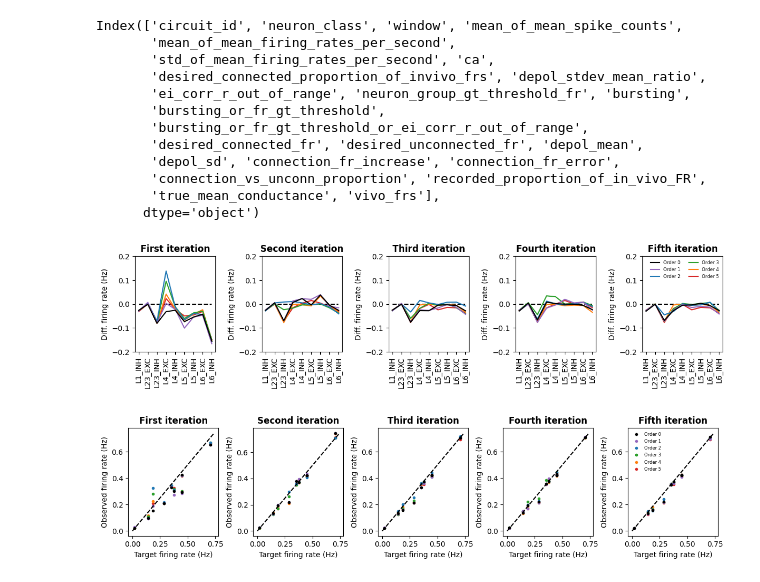
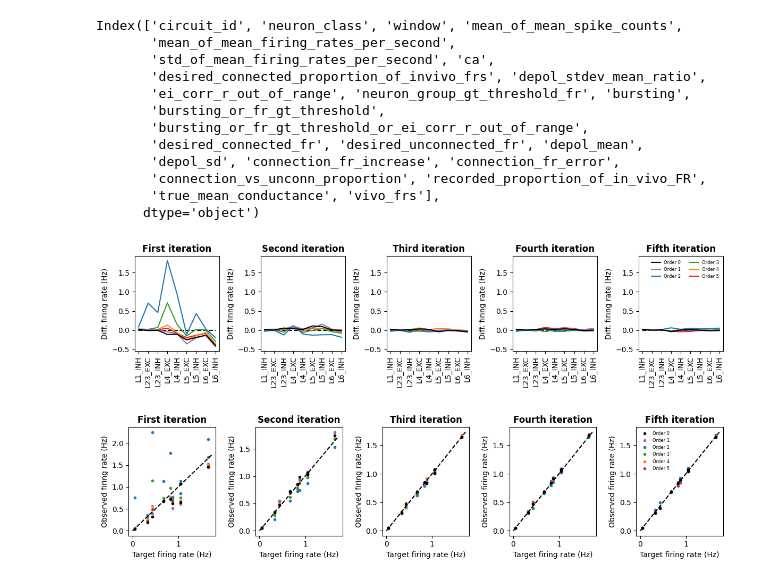
Before and after one commit to BlueBrain/sscx-analysis, a Jupyter notebook: simplified_connectome_models/notebooks/calibration/calibration_analysis.ipynb, the cells around one changed output. Cells and saved outputs as stored; diff of their text form; code cells hidden in the pictures.

```diff
--- a/simplified_connectome_models/notebooks/calibration/calibration_analysis.ipynb
+++ b/simplified_connectome_models/notebooks/calibration/calibration_analysis.ipynb
@@ -32,7 +32,7 @@ def upper(txt, first_n=None):
 # %%
 # Load .parquet files from re-calibration
 order_list = [0, 1, 2, 3, 4, 5]  # 0...orig
-desired_connected_proportion_of_invivo_frs = 0.3
+desired_connected_proportion_of_invivo_frs = 0.7
 num_iter = 5  # 0..first, 1..second, ...
 
 calib_dfs = []
@@ -78,23 +78,27 @@ Index(['circuit_id', 'neuron_class', 'window', 'mean_of_mean_spike_counts',
 ORDER_COLORS = ['black', 'tab:purple', 'tab:blue', 'tab:green', 'tab:orange', 'tab:red']
 # %%
 plt.figure(figsize=(12, 3))
+y_lim = None
 for iter_idx in range(num_iter):
     plt.subplot(1, num_iter, iter_idx + 1)
     for _ord, _df in zip(order_list, calib_dfs[iter_idx]):
         plt.plot(range(len(neuron_classes)), _df['mean_of_mean_firing_rates_per_second'].values - _df['desired_connected_fr'].values, color=ORDER_COLORS[_ord], label=f'Order {_ord}', zorder=-_ord)
         # plt.plot(range(len(neuron_classes)), _df['mean_of_mean_firing_rates_per_second'].values - calib_dfs[iter_idx][0]['mean_of_mean_firing_rates_per_second'].values, color=ORDER_COLORS[_ord], label=f'Order {_ord}', zorder=-_ord)
         # lw=0.5 + 0.5 * iter_idx, alpha=0.1 + iter_idx * 0.9 / (num_iter - 1)
         # plt.plot(range(len(neuron_classes)), _df['desired_connected_fr'].values, '+k')
     plt.plot(range(len(neuron_classes)), np.zeros(len(neuron_classes)), 'k--', zorder=-100)
     plt.xticks(range(len(neuron_classes)), neuron_classes, rotation=90)
     plt.ylabel('Diff. firing rate (Hz)')
     plt.title(f'{upper(ITER_NAMES[iter_idx], 1)} iteration', fontweight='bold')
-    plt.ylim([-0.2, 0.2])
+    if y_lim is None:
+        y_lim = plt.ylim()
+    else:
+        plt.ylim(y_lim)
 plt.legend(frameon=False, ncols=2, fontsize=6)
 plt.tight_layout()
 plt.show()
 # %% [output]
-[figure, old version]
+[figure, new version]
 # %%
 # _df['desired_connected_fr'] == _df['desired_connected_proportion_of_invivo_frs'].values * _df['vivo_frs'].values
 # %%
@@ -111,4 +115,4 @@ plt.legend(frameon=False, ncols=1, fontsize=6)
 plt.tight_layout()
 plt.show()
 # %% [output]
-[figure, old version]
+[figure, new version]
```
Also changed, not shown: parts of 5 cells of this notebook.
